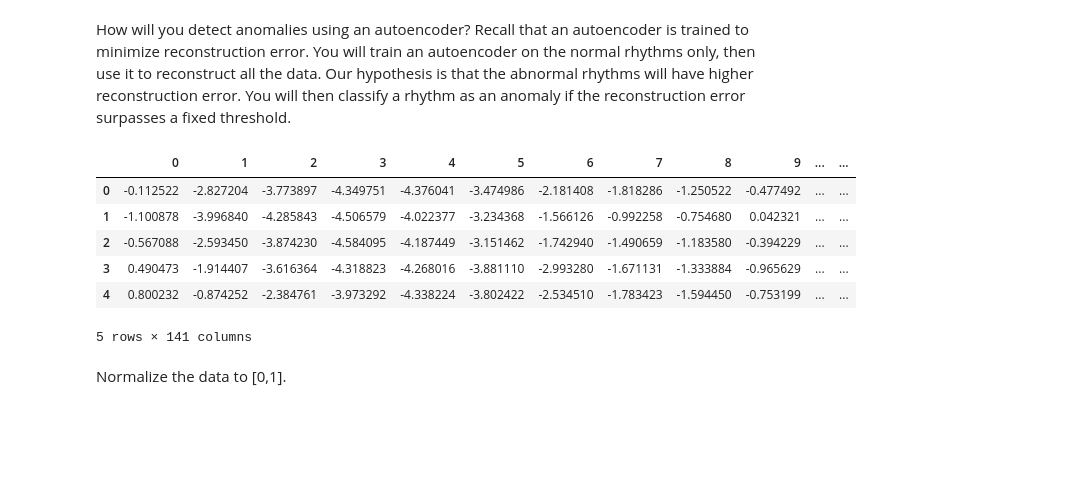
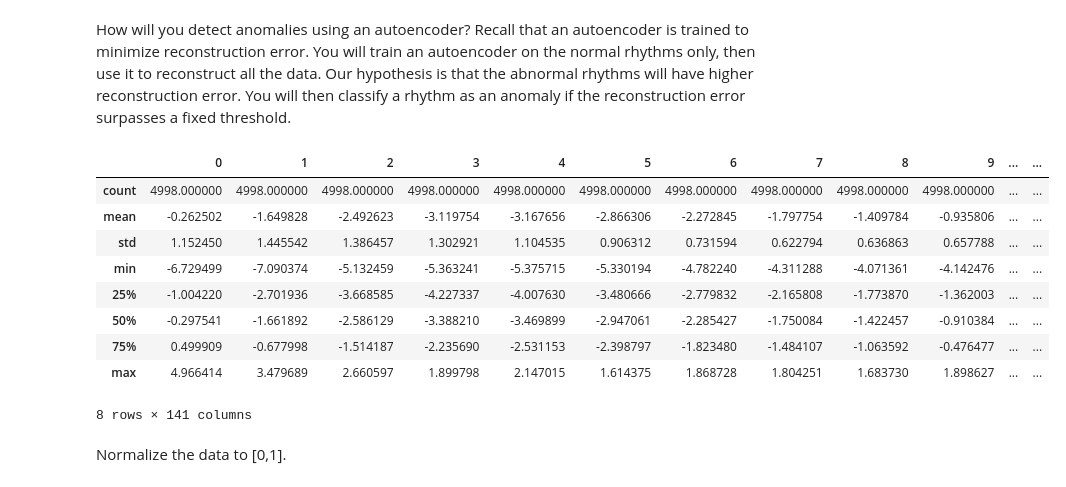
Before and after one commit to matworx/aai-url-notebooks, a Jupyter notebook: 07_Autoencoder.ipynb, the cells around one changed output. Saved outputs shown, nothing was run; the diff lists cells and outputs as text; code cells hidden in the pictures; blank space fills up the shorter version.

```diff
--- a/07_Autoencoder.ipynb
+++ b/07_Autoencoder.ipynb
@@ -262,16 +266,20 @@ How will you detect anomalies using an autoencoder? Recall that an autoencoder i
 # %%
 # Download the dataset
 dataframe = pd.read_csv('ecg.csv', header=None)
 raw_data = dataframe.values
 dataframe.head()
+dataframe.describe()
 # %% [output]
 |  | 0 | 1 | 2 | 3 | 4 | 5 | 6 | 7 | 8 | 9 | ... | ... |
-| 0 | -0.112522 | -2.827204 | -3.773897 | -4.349751 | -4.376041 | -3.474986 | -2.181408 | -1.818286 | -1.250522 | -0.477492 | ... | ... |
-| 1 | -1.100878 | -3.996840 | -4.285843 | -4.506579 | -4.022377 | -3.234368 | -1.566126 | -0.992258 | -0.754680 | 0.042321 | ... | ... |
-| 2 | -0.567088 | -2.593450 | -3.874230 | -4.584095 | -4.187449 | -3.151462 | -1.742940 | -1.490659 | -1.183580 | -0.394229 | ... | ... |
-| 3 | 0.490473 | -1.914407 | -3.616364 | -4.318823 | -4.268016 | -3.881110 | -2.993280 | -1.671131 | -1.333884 | -0.965629 | ... | ... |
-| 4 | 0.800232 | -0.874252 | -2.384761 | -3.973292 | -4.338224 | -3.802422 | -2.534510 | -1.783423 | -1.594450 | -0.753199 | ... | ... |
+| count | 4998.000000 | 4998.000000 | 4998.000000 | 4998.000000 | 4998.000000 | 4998.000000 | 4998.000000 | 4998.000000 | 4998.000000 | 4998.000000 | ... | ... |
+| mean | -0.262502 | -1.649828 | -2.492623 | -3.119754 | -3.167656 | -2.866306 | -2.272845 | -1.797754 | -1.409784 | -0.935806 | ... | ... |
+| std | 1.152450 | 1.445542 | 1.386457 | 1.302921 | 1.104535 | 0.906312 | 0.731594 | 0.622794 | 0.636863 | 0.657788 | ... | ... |
+| min | -6.729499 | -7.090374 | -5.132459 | -5.363241 | -5.375715 | -5.330194 | -4.782240 | -4.311288 | -4.071361 | -4.142476 | ... | ... |
+| 25% | -1.004220 | -2.701936 | -3.668585 | -4.227337 | -4.007630 | -3.480666 | -2.779832 | -2.165808 | -1.773870 | -1.362003 | ... | ... |
+| 50% | -0.297541 | -1.661892 | -2.586129 | -3.388210 | -3.469899 | -2.947061 | -2.285427 | -1.750084 | -1.422457 | -0.910384 | ... | ... |
+| 75% | 0.499909 | -0.677998 | -1.514187 | -2.235690 | -2.531153 | -2.398797 | -1.823480 | -1.484107 | -1.063592 | -0.476477 | ... | ... |
+| max | 4.966414 | 3.479689 | 2.660597 | 1.899798 | 2.147015 | 1.614375 | 1.868728 | 1.804251 | 1.683730 | 1.898627 | ... | ... |
-5 rows × 141 columns
+8 rows × 141 columns
 # %%
 # The last element contains the labels
 labels = raw_data[:, -1]
```
Also changed, not shown: parts of 12 cells of this notebook, 15 other files.
